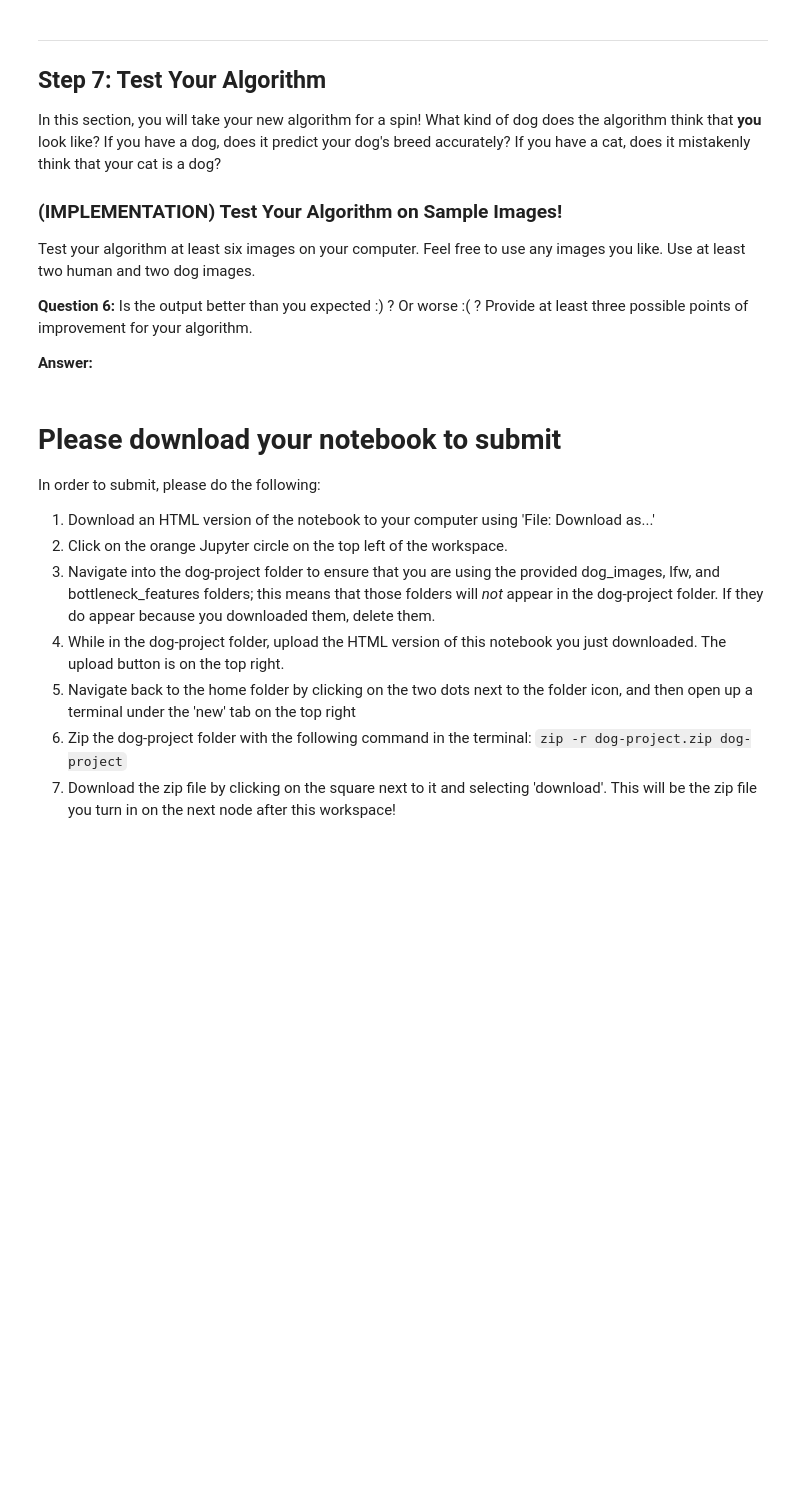
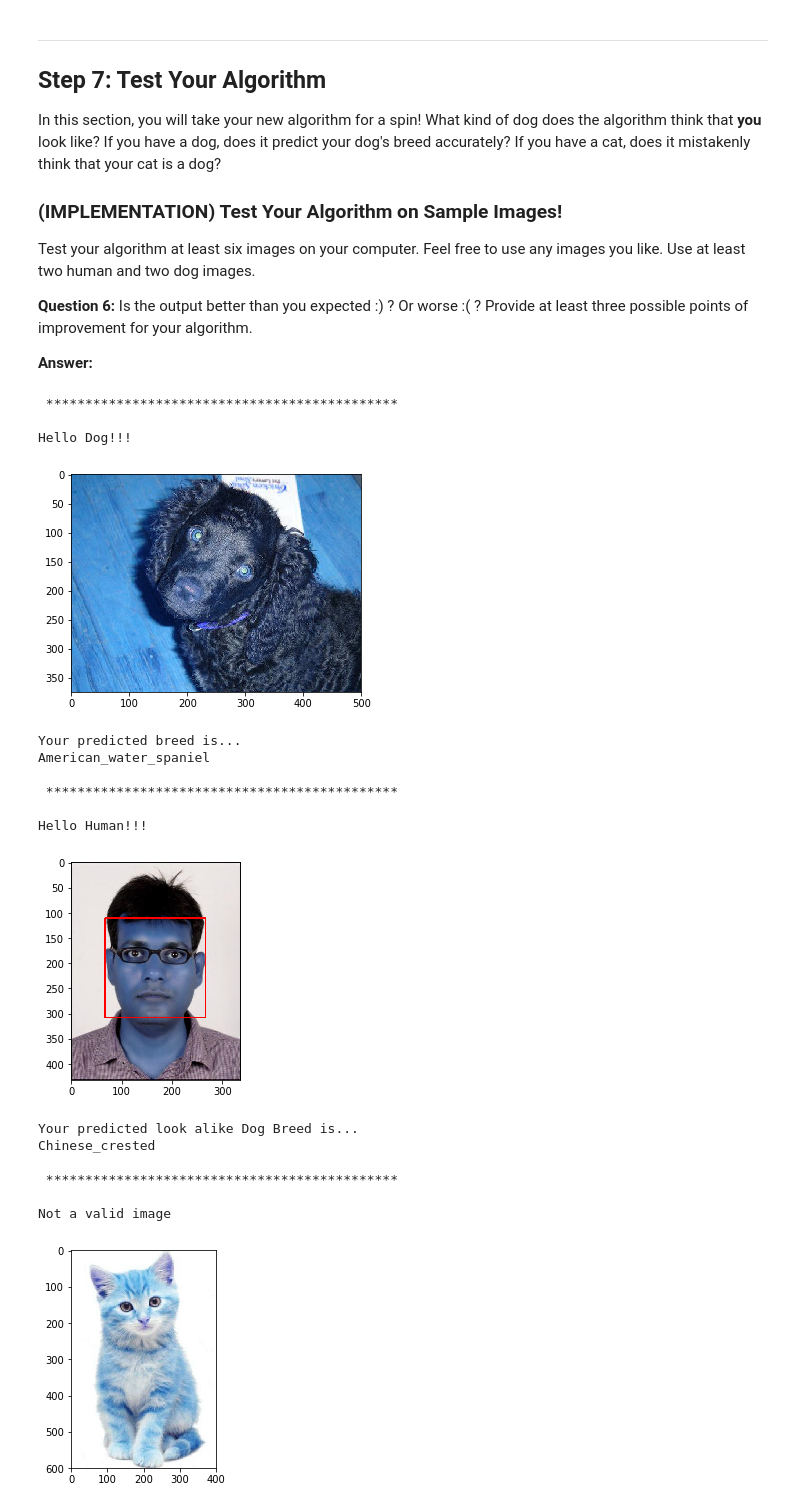
Before and after one commit to manish310/Dog-Breed-Classifier--Deep-Learning-Project, a Jupyter notebook: dog_app.ipynb, the cells around one changed output. Saved outputs shown, nothing was run; the diff lists cells and outputs as text; code cells hidden in the pictures; blank space fills up the shorter version.

```diff
--- a/dog_app.ipynb
+++ b/dog_app.ipynb
@@ -707,11 +699,11 @@ where `{network}`, in the above filename, should be one of `VGG19`, `Resnet50`,
 ### and returns the dog breed that is predicted by the model.
 from extract_bottleneck_features import *
 
-def VGG16_predict_breed(img_path):
+def InceptionV3_predict_breed(img_path):
     # extract bottleneck features
-    bottleneck_feature = extract_VGG19(path_to_tensor(img_path))
+    bottleneck_feature = extract_InceptionV3(path_to_tensor(img_path))
     # obtain predicted vector
-    predicted_vector = VGG19_model.predict(bottleneck_feature)
+    predicted_vector = InceptionV3_model.predict(bottleneck_feature)
     # return dog breed that is predicted by the model
     return dog_names[np.argmax(predicted_vector)]
 # %% [markdown]
@@ -732,13 +724,31 @@ Some sample output for our algorithm is provided below, but feel free to design
 
 
 ### (IMPLEMENTATION) Write your Algorithm
-# %%
-### TODO: Write your algorithm.
-### Feel free to use as many code cells as needed.
-def dog_breed_predictor(img_path):
-    if dog_predictor(img_path):
-
-    elif face_detector(img_path):
+# %%
+# Algorithm to detect and predict Dog's breed.
+def dog_breed_predictor(img_path):
+    if dog_detector(img_path):
+        print("Hello Dog!!!")
+        plt.imshow(img)
+        plt.show()
+        print("Your predicted breed is...")
+        print(InceptionV3_predict_breed(img_path).split(".")[1])
+    elif face_detector(img_path):
+        print("Hello Human!!!")
+        img = cv2.imread(img_path)
+        gray = cv2.cvtColor(img, cv2.COLOR_BGR2GRAY)
+        faces = face_cascade.detectMultiScale(gray)
+        for (x,y,w,h) in faces:
+        # add bounding box to color image
+            cv2.rectangle(img,(x,y),(x+w,y+h),(255,0,0),2)
+        plt.imshow(img)
+        plt.show()
+        print("Your predicted look alike Dog Breed is...")
+        print(InceptionV3_predict_breed(img_path).split(".")[1])
+    else:
+        print("Not a valid image")
+        plt.imshow(img)
+        plt.show()
 # %% [markdown]
 ---
 <a id='step7'></a>
@@ -760,12 +766,26 @@ __Answer:__
-# %% [markdown]
-# Please download your notebook to submit
-
-In order to submit, please do the following:
-1.  Download an HTML version of the notebook to your computer using 'File: Download as...'
-2.  Click on the orange Jupyter circle on the top left of the workspace.
-3.  Navigate into the dog-project folder to ensure that you are using the provided dog_images, lfw, and bottleneck_features folders; this means that those folders will *not* appear in the dog-project folder.  If they do appear because you downloaded them, delete them.
-4.  While in the dog-project folder, upload the HTML version of this notebook you just downloaded.  The upload button is on the top right.
-5.  Navigate back to the home folder by clicking on the two dots next to the folder icon, and then open up a terminal under the 'new' tab on the top right
-6.  Zip the dog-project folder with the following command in the terminal:
- `zip -r dog-project.zip dog-project`
-7.  Download the zip file by clicking on the square next to it and selecting 'download'.  This will be the zip file you turn in on the next node after this workspace!
+# %%
+## Testing algorithm developed in STEP 6 (Using mimimum 6 images)
+image_list=["American_water_spaniel_00648.jpg","Manish_Photo_Compressed_more.jpg","cat2.jpg"]
+    #,"Labrador_retriever_06449.jpg","Brittany_02625.jpg","Curly-coated_retriever_03896.jpg"]
+for im in image_list:
+    print("\n ********************************************* \n")
+    dog_breed_predictor("images/" + im)
+# %% [output]
+ *********************************************
+
+Hello Dog!!!
+[figure, added]
+Your predicted breed is...
+American_water_spaniel
+
+ *********************************************
+
+Hello Human!!!
+[figure, added]
+Your predicted look alike Dog Breed is...
+Chinese_crested
+
+ *********************************************
+
+Not a valid image
+[figure, added]
```
Also changed, not shown: parts of 21 cells of this notebook.
